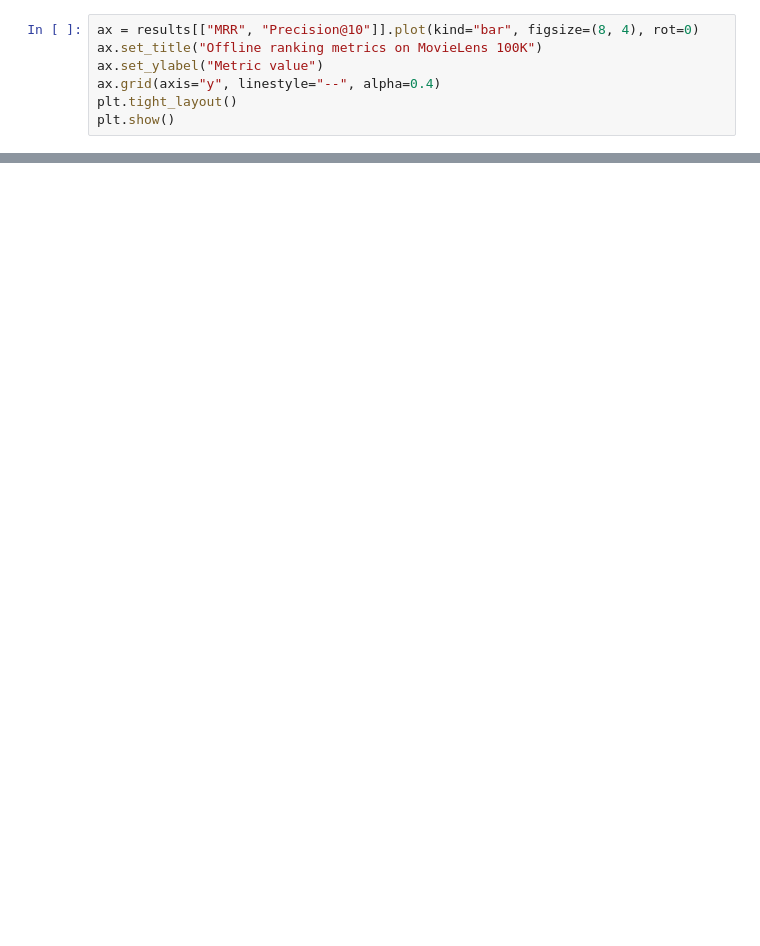
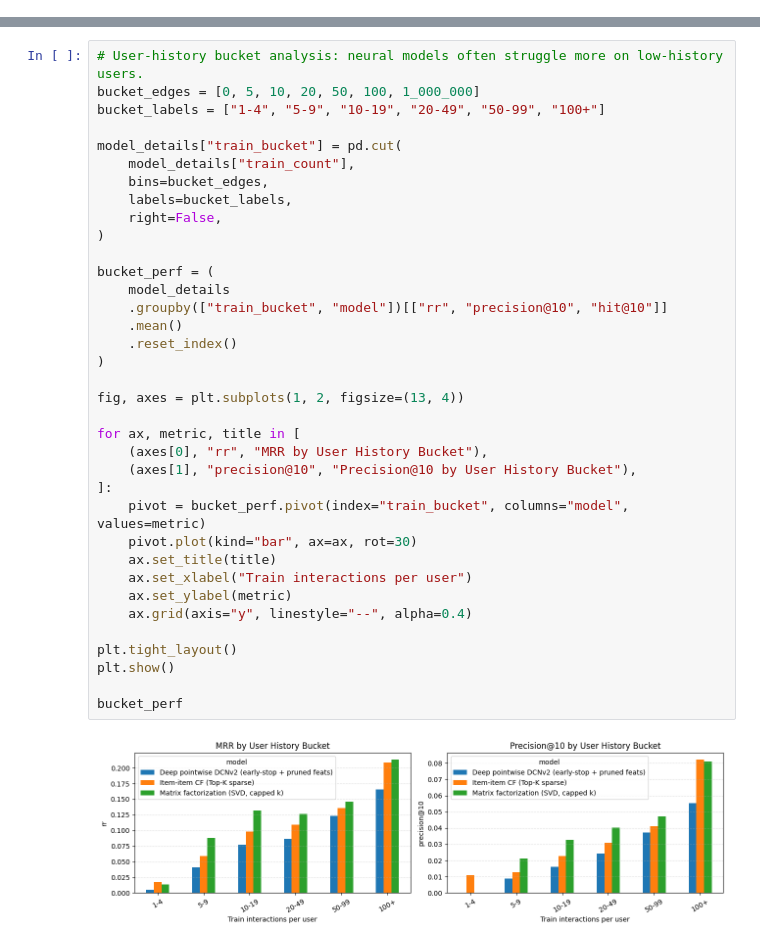
Before and after one commit to Sticksword/machine-learning-dump, a Jupyter notebook: recsys/movielens100k_offline_recsys_benchmark.ipynb, the cells around one changed output, grey strips where cells are left out. Cells and saved outputs as stored; diff of their text form; blank space fills up the shorter version.

```diff
--- a/recsys/movielens100k_offline_recsys_benchmark.ipynb
+++ b/recsys/movielens100k_offline_recsys_benchmark.ipynb
@@ -336,7 +0,0 @@ results
-# %%
-ax = results[["MRR", "Precision@10"]].plot(kind="bar", figsize=(8, 4), rot=0)
-ax.set_title("Offline ranking metrics on MovieLens 100K")
-ax.set_ylabel("Metric value")
-ax.grid(axis="y", linestyle="--", alpha=0.4)
-plt.tight_layout()
-plt.show()
@@ -342,0 +1004,38 @@ plt.show()
+# %%
+# User-history bucket analysis: neural models often struggle more on low-history users.
+bucket_edges = [0, 5, 10, 20, 50, 100, 1_000_000]
+bucket_labels = ["1-4", "5-9", "10-19", "20-49", "50-99", "100+"]
+
+model_details["train_bucket"] = pd.cut(
+    model_details["train_count"],
+    bins=bucket_edges,
+    labels=bucket_labels,
+    right=False,
+)
+
+bucket_perf = (
+    model_details
+    .groupby(["train_bucket", "model"])[["rr", "precision@10", "hit@10"]]
+    .mean()
+    .reset_index()
+)
+
+fig, axes = plt.subplots(1, 2, figsize=(13, 4))
+
+for ax, metric, title in [
+    (axes[0], "rr", "MRR by User History Bucket"),
+    (axes[1], "precision@10", "Precision@10 by User History Bucket"),
+]:
+    pivot = bucket_perf.pivot(index="train_bucket", columns="model", values=metric)
+    pivot.plot(kind="bar", ax=ax, rot=30)
+    ax.set_title(title)
+    ax.set_xlabel("Train interactions per user")
+    ax.set_ylabel(metric)
+    ax.grid(axis="y", linestyle="--", alpha=0.4)
+
+plt.tight_layout()
+plt.show()
+
+bucket_perf
+# %% [output]
+[figure, added]
```
Also changed, not shown: parts of 39 cells of this notebook, 21 other files.
